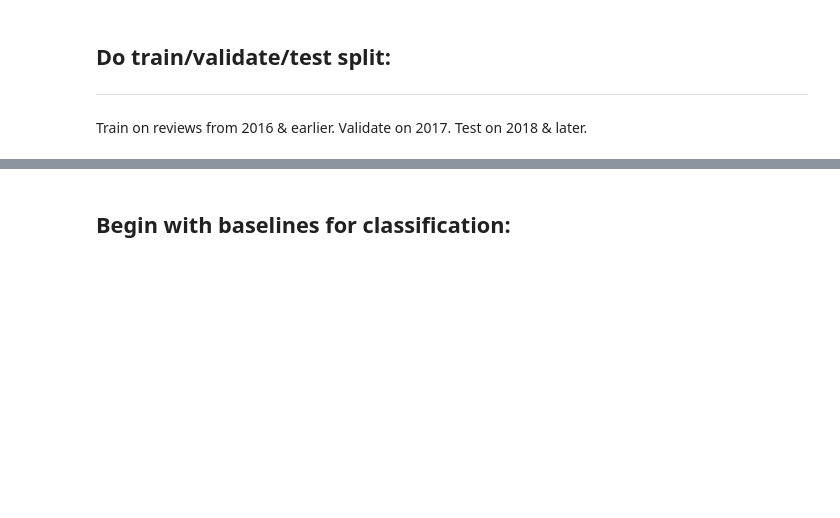
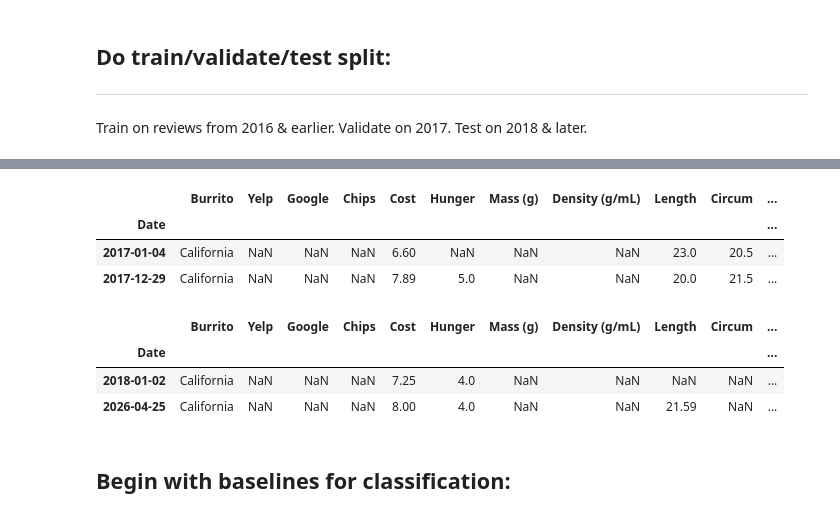
Before and after one commit to Gr8eye/DS-Unit-2-Linear-Models, a Jupyter notebook: module4-logistic-regression/LS_DS_214_assignment.ipynb, the cells around one changed output, grey strips where cells are left out. Saved outputs shown, nothing was run; the diff lists cells and outputs as text; code cells hidden in the pictures; blank space fills up the shorter version.

```diff
--- a/module4-logistic-regression/LS_DS_214_assignment.ipynb
+++ b/module4-logistic-regression/LS_DS_214_assignment.ipynb
@@ -116,4 +105,8 @@ DatetimeIndex(['2011-05-16', '2015-04-20', '2016-01-18', '2016-01-24',
 # %%
 train = df['2011-05-16':'2016-12-15']
-val   = df['2017-04']
-test  = df['2016-12-21':]
+val   = df['2017-01-04':'2017-12-29']
+test  = df['2018-01-02':]
+
+print(df.shape)
+print(train.shape,val.shape,test.shape)
+print('Total Observations:', train.shape[0]+val.shape[0]+test.shape[0])
@@ -151,3 +125,17 @@ array(['1/18/2016', '1/24/2016', '1/27/2016', '1/28/2016', '1/30/2016',
+# %%
+val.head(1).append(val.tail(1))
+# %% [output]
+|  | Burrito | Yelp | Google | Chips | Cost | Hunger | Mass (g) | Density (g/mL) | Length | Circum | ... |
+| Date |  |  |  |  |  |  |  |  |  |  | ... |
+| 2017-01-04 | California | NaN | NaN | NaN | 6.60 | NaN | NaN | NaN | 23.0 | 20.5 | ... |
+| 2017-12-29 | California | NaN | NaN | NaN | 7.89 | 5.0 | NaN | NaN | 20.0 | 21.5 | ... |
+# %%
+test.head(1).append(test.tail(1))
+# %% [output]
+|  | Burrito | Yelp | Google | Chips | Cost | Hunger | Mass (g) | Density (g/mL) | Length | Circum | ... |
+| Date |  |  |  |  |  |  |  |  |  |  | ... |
+| 2018-01-02 | California | NaN | NaN | NaN | 7.25 | 4.0 | NaN | NaN | NaN | NaN | ... |
+| 2026-04-25 | California | NaN | NaN | NaN | 8.00 | 4.0 | NaN | NaN | 21.59 | NaN | ... |
 # %% [markdown]
 ## **Begin with baselines for classification:**
 # %% [markdown]
```
Also changed, not shown: parts of 5 cells of this notebook.
